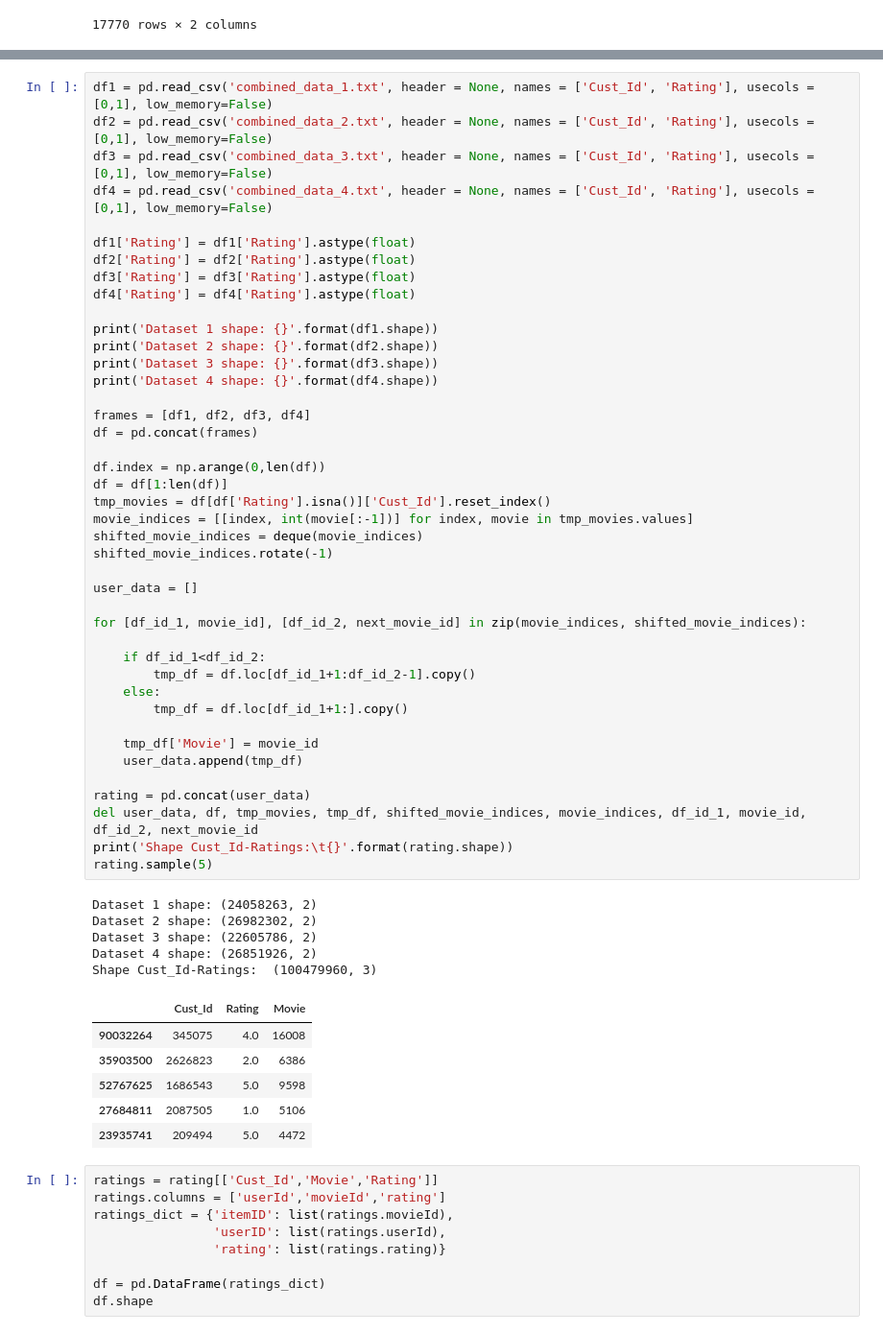
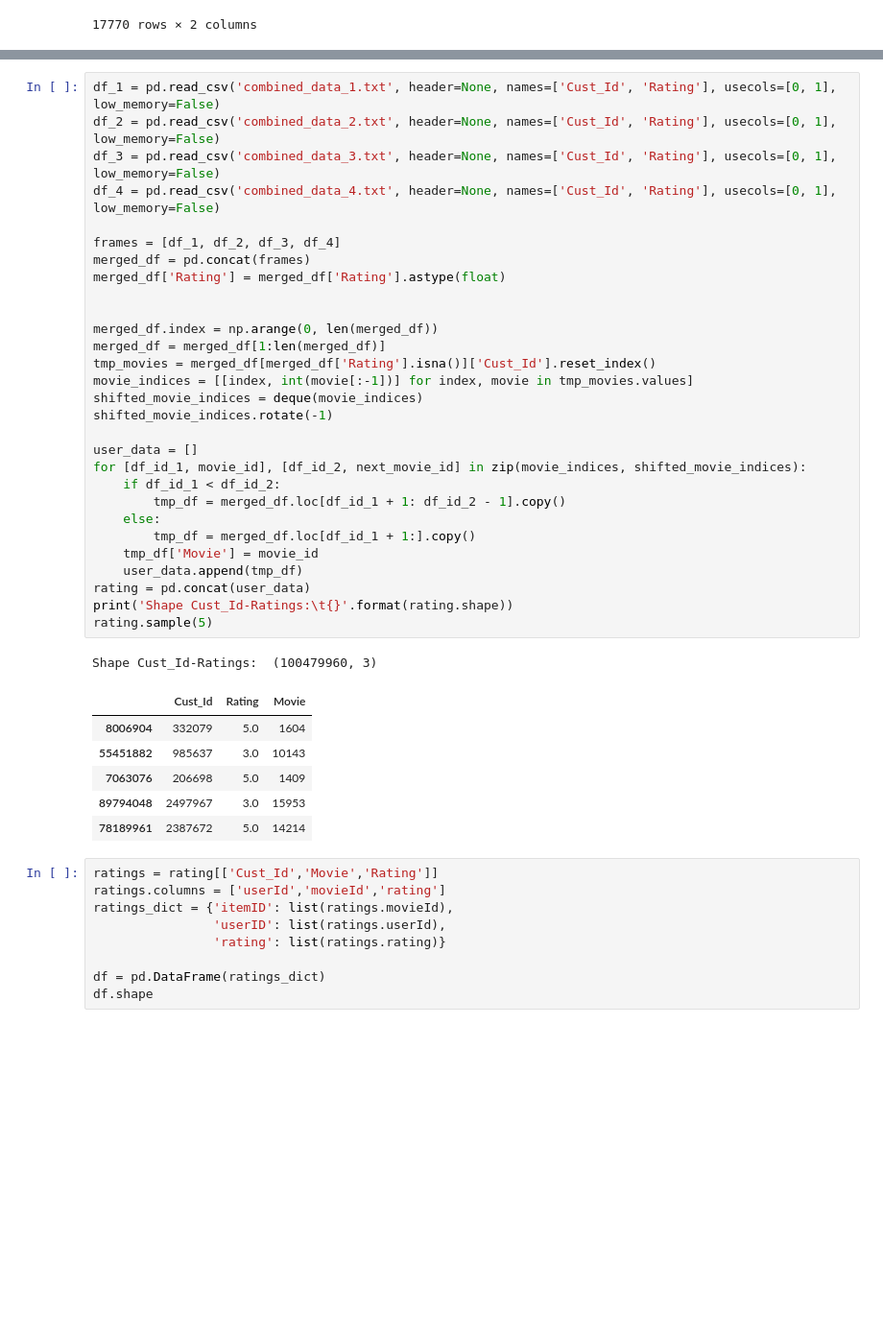
Before and after one commit to SaiSrujana7771/CSE573Group24, a Jupyter notebook: Code/train.ipynb, the cells around one changed output, grey strips where cells are left out. Shown: that part at 96% size. Saved outputs shown, nothing was run; the diff lists cells and outputs as text; blank space fills up the shorter version.

```diff
--- a/Code/train.ipynb
+++ b/Code/train.ipynb
@@ -99,57 +77,40 @@ def summary_report(data):
 # %%
-df1 = pd.read_csv('combined_data_1.txt', header = None, names = ['Cust_Id', 'Rating'], usecols = [0,1], low_memory=False)
-df2 = pd.read_csv('combined_data_2.txt', header = None, names = ['Cust_Id', 'Rating'], usecols = [0,1], low_memory=False)
-df3 = pd.read_csv('combined_data_3.txt', header = None, names = ['Cust_Id', 'Rating'], usecols = [0,1], low_memory=False)
-df4 = pd.read_csv('combined_data_4.txt', header = None, names = ['Cust_Id', 'Rating'], usecols = [0,1], low_memory=False)
+df_1 = pd.read_csv('combined_data_1.txt', header=None, names=['Cust_Id', 'Rating'], usecols=[0, 1], low_memory=False)
+df_2 = pd.read_csv('combined_data_2.txt', header=None, names=['Cust_Id', 'Rating'], usecols=[0, 1], low_memory=False)
+df_3 = pd.read_csv('combined_data_3.txt', header=None, names=['Cust_Id', 'Rating'], usecols=[0, 1], low_memory=False)
+df_4 = pd.read_csv('combined_data_4.txt', header=None, names=['Cust_Id', 'Rating'], usecols=[0, 1], low_memory=False)
 
-df1['Rating'] = df1['Rating'].astype(float)
-df2['Rating'] = df2['Rating'].astype(float)
-df3['Rating'] = df3['Rating'].astype(float)
-df4['Rating'] = df4['Rating'].astype(float)
+frames = [df_1, df_2, df_3, df_4]
+merged_df = pd.concat(frames)
+merged_df['Rating'] = merged_df['Rating'].astype(float)
 
-print('Dataset 1 shape: {}'.format(df1.shape))
-print('Dataset 2 shape: {}'.format(df2.shape))
-print('Dataset 3 shape: {}'.format(df3.shape))
-print('Dataset 4 shape: {}'.format(df4.shape))
 
-frames = [df1, df2, df3, df4]
-df = pd.concat(frames)
-
-df.index = np.arange(0,len(df))
-df = df[1:len(df)]
-tmp_movies = df[df['Rating'].isna()]['Cust_Id'].reset_index()
+merged_df.index = np.arange(0, len(merged_df))
+merged_df = merged_df[1:len(merged_df)]
+tmp_movies = merged_df[merged_df['Rating'].isna()]['Cust_Id'].reset_index()
 movie_indices = [[index, int(movie[:-1])] for index, movie in tmp_movies.values]
 shifted_movie_indices = deque(movie_indices)
 shifted_movie_indices.rotate(-1)
 
 user_data = []
-
 for [df_id_1, movie_id], [df_id_2, next_movie_id] in zip(movie_indices, shifted_movie_indices):
-
-    if df_id_1<df_id_2:
-        tmp_df = df.loc[df_id_1+1:df_id_2-1].copy()
+    if df_id_1 < df_id_2:
+        tmp_df = merged_df.loc[df_id_1 + 1: df_id_2 - 1].copy()
     else:
-        tmp_df = df.loc[df_id_1+1:].copy()
-
+        tmp_df = merged_df.loc[df_id_1 + 1:].copy()
     tmp_df['Movie'] = movie_id
     user_data.append(tmp_df)
-
 rating = pd.concat(user_data)
-del user_data, df, tmp_movies, tmp_df, shifted_movie_indices, movie_indices, df_id_1, movie_id, df_id_2, next_movie_id
 print('Shape Cust_Id-Ratings:\t{}'.format(rating.shape))
 rating.sample(5)
 # %% [output]
-Dataset 1 shape: (24058263, 2)
-Dataset 2 shape: (26982302, 2)
-Dataset 3 shape: (22605786, 2)
-Dataset 4 shape: (26851926, 2)
 Shape Cust_Id-Ratings:  (100479960, 3)
 |  | Cust_Id | Rating | Movie |
-| 90032264 | 345075 | 4.0 | 16008 |
-| 35903500 | 2626823 | 2.0 | 6386 |
-| 52767625 | 1686543 | 5.0 | 9598 |
-| 27684811 | 2087505 | 1.0 | 5106 |
-| 23935741 | 209494 | 5.0 | 4472 |
+| 8006904 | 332079 | 5.0 | 1604 |
+| 55451882 | 985637 | 3.0 | 10143 |
+| 7063076 | 206698 | 5.0 | 1409 |
+| 89794048 | 2497967 | 3.0 | 15953 |
+| 78189961 | 2387672 | 5.0 | 14214 |
 # %%
 ratings = rating[['Cust_Id','Movie','Rating']]
 ratings.columns = ['userId','movieId','rating']
```
Also changed, not shown: parts of 33 cells of this notebook.
